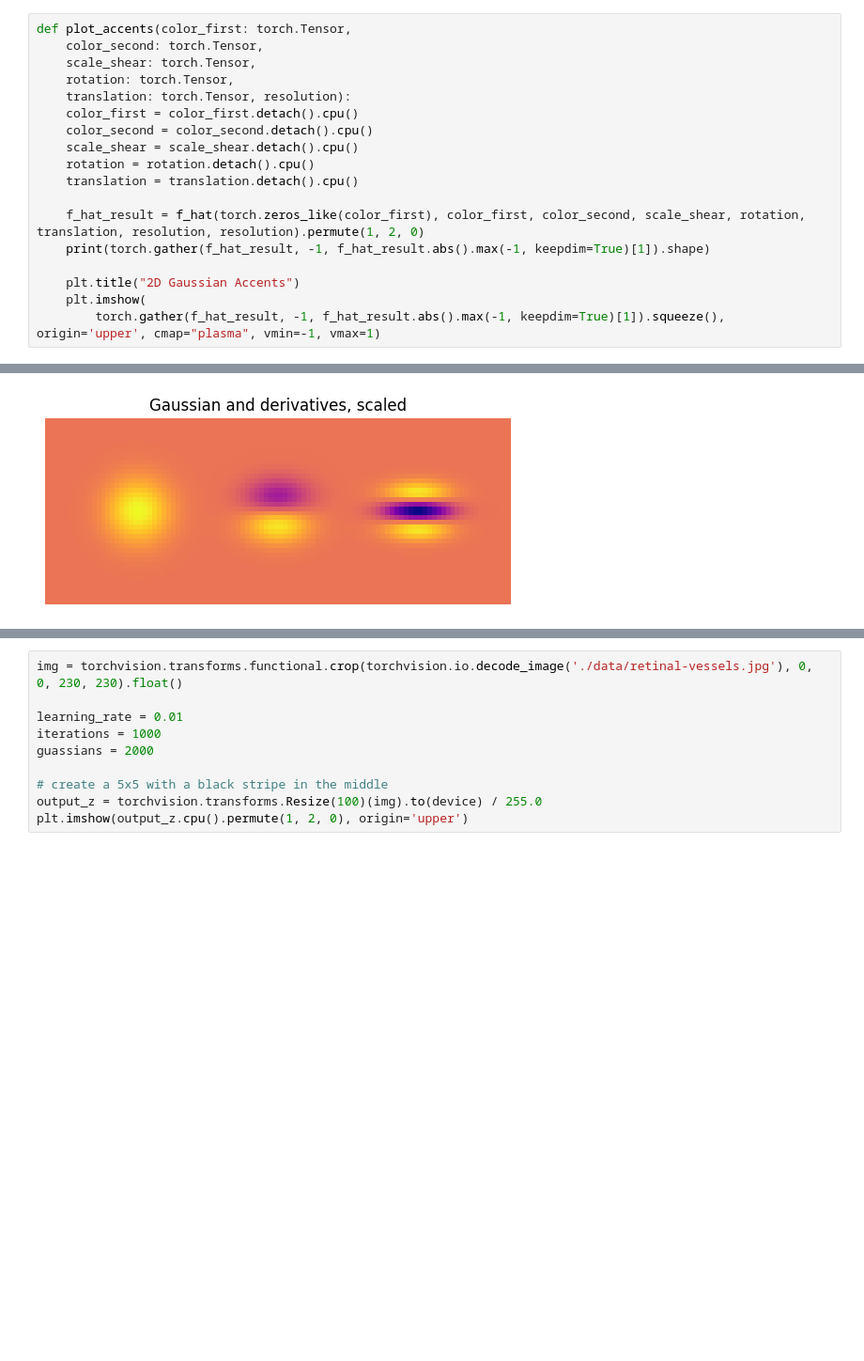
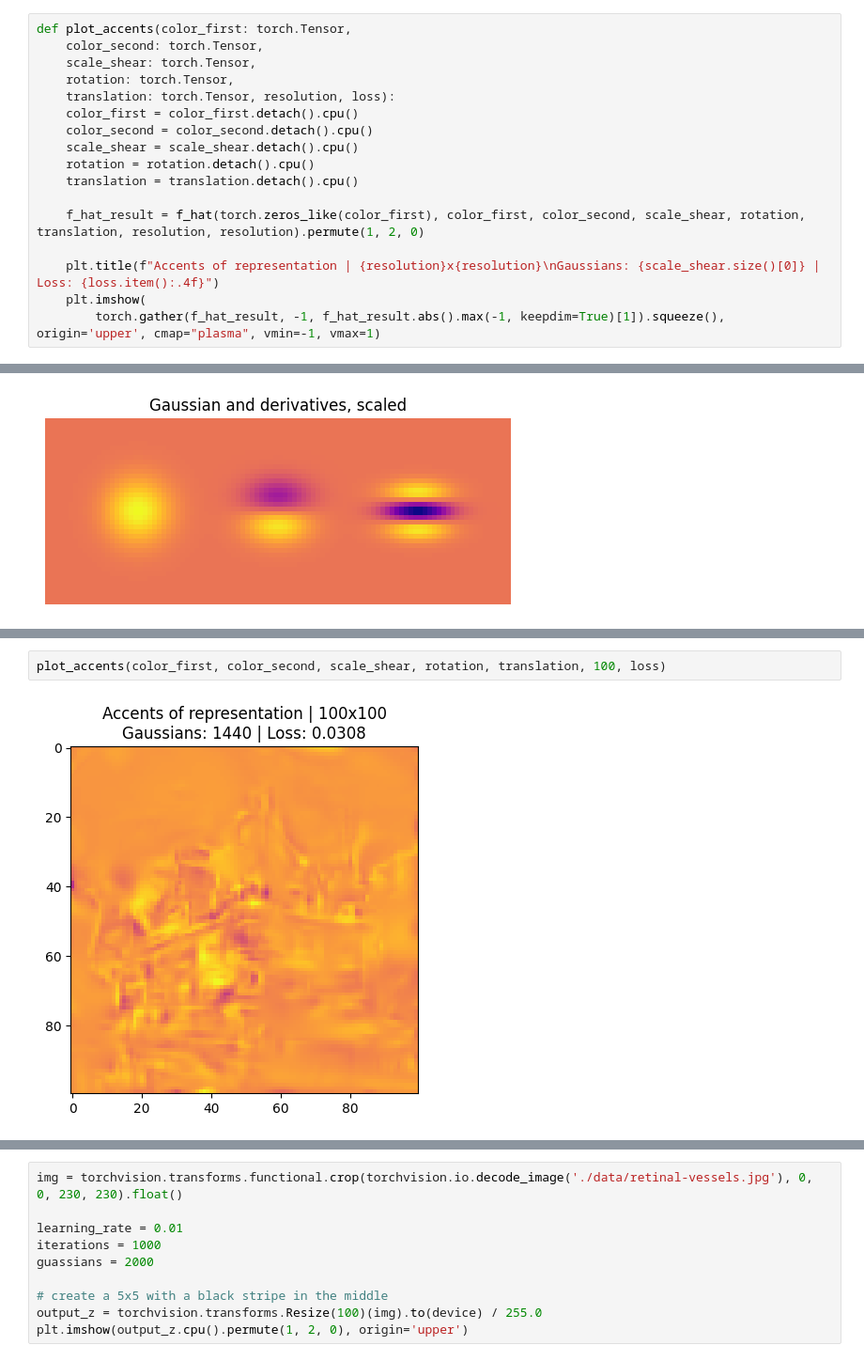
Before and after one commit to SuperVK/sparse-image-repr-bep, a Jupyter notebook: project.ipynb, the cells around one changed output, grey strips where cells are left out. Shown at 94% size. Drawn from its saved outputs; the diff is of its cells as text; blank space fills up the shorter version.

```diff
--- a/project.ipynb
+++ b/project.ipynb
@@ -221,7 +244,7 @@ def plot_accents(color_first: torch.Tensor,
     color_second: torch.Tensor,
     scale_shear: torch.Tensor,
     rotation: torch.Tensor,
-    translation: torch.Tensor, resolution):
+    translation: torch.Tensor, resolution, loss):
     color_first = color_first.detach().cpu()
     color_second = color_second.detach().cpu()
     scale_shear = scale_shear.detach().cpu()
@@ -229,8 +252,7 @@ def plot_accents(color_first: torch.Tensor,
     translation = translation.detach().cpu()
 
     f_hat_result = f_hat(torch.zeros_like(color_first), color_first, color_second, scale_shear, rotation, translation, resolution, resolution).permute(1, 2, 0)
-    print(torch.gather(f_hat_result, -1, f_hat_result.abs().max(-1, keepdim=True)[1]).shape)
 
-    plt.title("2D Gaussian Accents")
+    plt.title(f"Accents of representation | {resolution}x{resolution}\nGaussians: {scale_shear.size()[0]} | Loss: {loss.item():.4f}")
     plt.imshow(
         torch.gather(f_hat_result, -1, f_hat_result.abs().max(-1, keepdim=True)[1]).squeeze(), origin='upper', cmap="plasma", vmin=-1, vmax=1)
@@ -256,0 +320,4 @@ plt.show()
+# %%
+plot_accents(color_first, color_second, scale_shear, rotation, translation, 100, loss)
+# %% [output]
+[figure, added]
```
Also changed, not shown: parts of 48 cells of this notebook.
